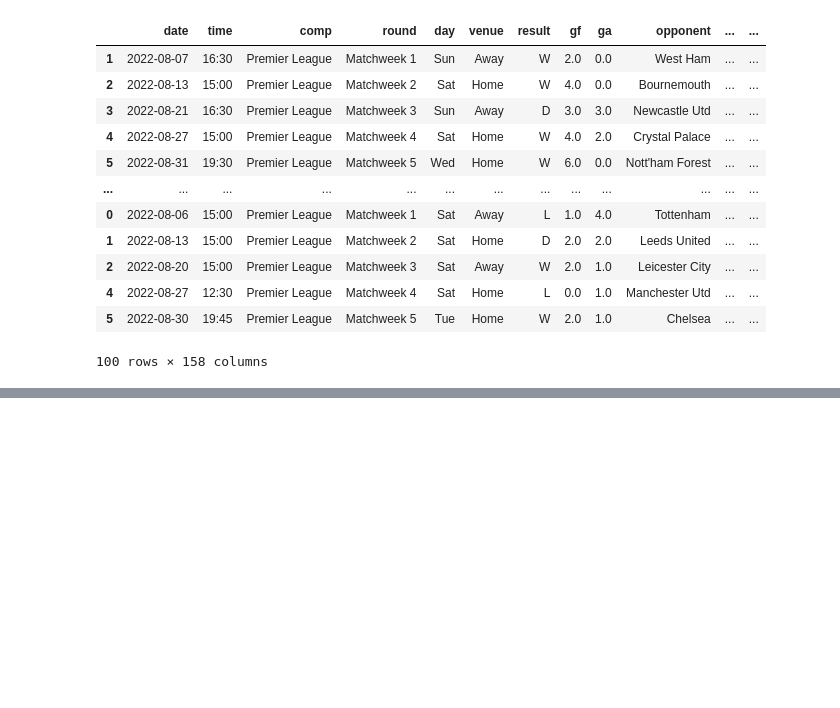
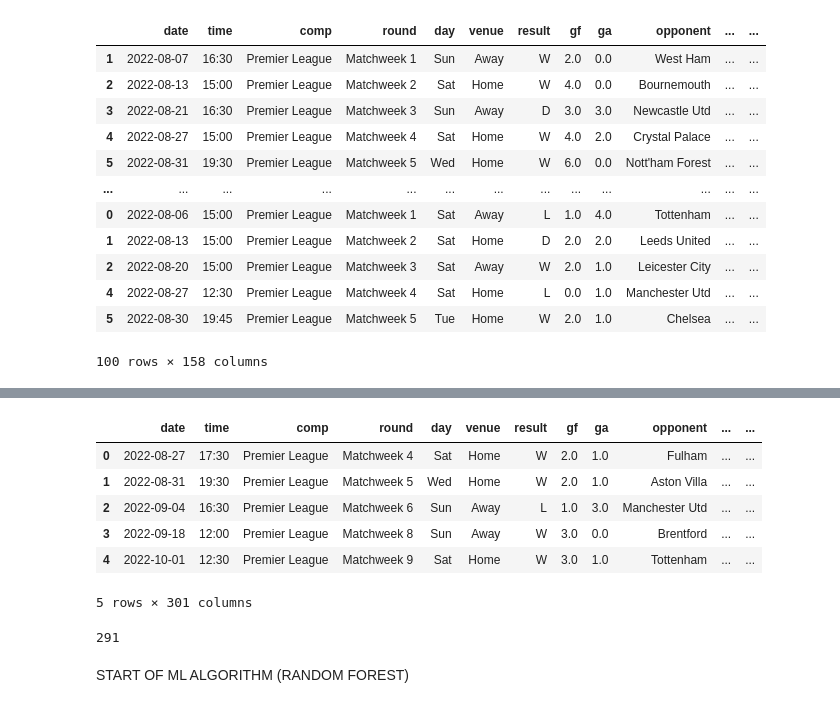
Before and after one commit to adityanegii/Match-Predictor-FBREF, a Jupyter notebook: prediction.ipynb, the cells around one changed output, grey strips where cells are left out. Cells and saved outputs as stored; diff of their text form; code cells hidden in the pictures; blank space fills up the shorter version.

```diff
--- a/prediction.ipynb
+++ b/prediction.ipynb
@@ -112,0 +98,12 @@ group
+# %%
+valid_cols = matches.select_dtypes(include=['int8', 'int64', 'float64', 'int32']).columns.tolist()
+tot = 0
+for col in valid_cols:
+    for i in range(matches.shape[0]):
+        val = matches.loc[i, col]
+        if pd.isnull(val):
+            tot+=1
+            average = sum(matches[col][:i])/(i+1)
+            matches.at[i, col] = average
+            # matches[col][index] = average
+print(tot)
@@ -114,6 +123,8 @@ group
 def rolling_averages(group, cols, new_cols):
     group = group.sort_values('date')
     rolling_stats = group[cols].rolling(3, closed='left').mean()
-    group[new_cols] = rolling_stats
-    group = group.dropna(subset=new_cols)
-    return group
+    rolling = rolling_stats[cols].fillna(rolling_stats)
+    rolling_stats_renamed = rolling_stats.rename(columns=dict(zip(cols, new_cols)))
+    merged = pd.concat([group, rolling_stats_renamed], axis=1)
+    merged = merged.dropna(subset=new_cols)
+    return merged
@@ -126,2 +131,5 @@ rolling_averages(  , cols, new_cols)
+# %%
+cols = all_cols[7:9] + all_cols[10:11] + all_cols[12:151] + all_cols[-1:]
+rolling_cols = [f"{c}_rolling" for c in cols]
 # %%
-matches_rolling = matches.groupby("team").apply(lambda x: rolling_averages(x, cols, new_cols))
+matches_rolling = matches.groupby("team").apply(lambda x: rolling_averages(x, cols, rolling_cols))
@@ -132,4 +138,20 @@ matches_rolling = matches_rolling.droplevel('team')
 # %%
 matches_rolling.index = range(matches_rolling.shape[0])
 # %%
-matches_rolling
+matches_rolling.head()
+# %% [output]
+|  | date | time | comp | round | day | venue | result | gf | ga | opponent | ... | ... |
+| 0 | 2022-08-27 | 17:30 | Premier League | Matchweek 4 | Sat | Home | W | 2.0 | 1.0 | Fulham | ... | ... |
+| 1 | 2022-08-31 | 19:30 | Premier League | Matchweek 5 | Wed | Home | W | 2.0 | 1.0 | Aston Villa | ... | ... |
+| 2 | 2022-09-04 | 16:30 | Premier League | Matchweek 6 | Sun | Away | L | 1.0 | 3.0 | Manchester Utd | ... | ... |
+| 3 | 2022-09-18 | 12:00 | Premier League | Matchweek 8 | Sun | Away | W | 3.0 | 0.0 | Brentford | ... | ... |
+| 4 | 2022-10-01 | 12:30 | Premier League | Matchweek 9 | Sat | Home | W | 3.0 | 1.0 | Tottenham | ... | ... |
+5 rows × 301 columns
+# %%
+all_cols = matches_rolling.columns.tolist()
+predictors = all_cols[7:9] + all_cols[10:11] + all_cols[12:151] + all_cols[152:]
+len(predictors)
+# %% [output]
+291
+# %% [markdown]
+START OF ML ALGORITHM (RANDOM FOREST)
```
Also changed, not shown: parts of 39 cells of this notebook, 4 other files.
